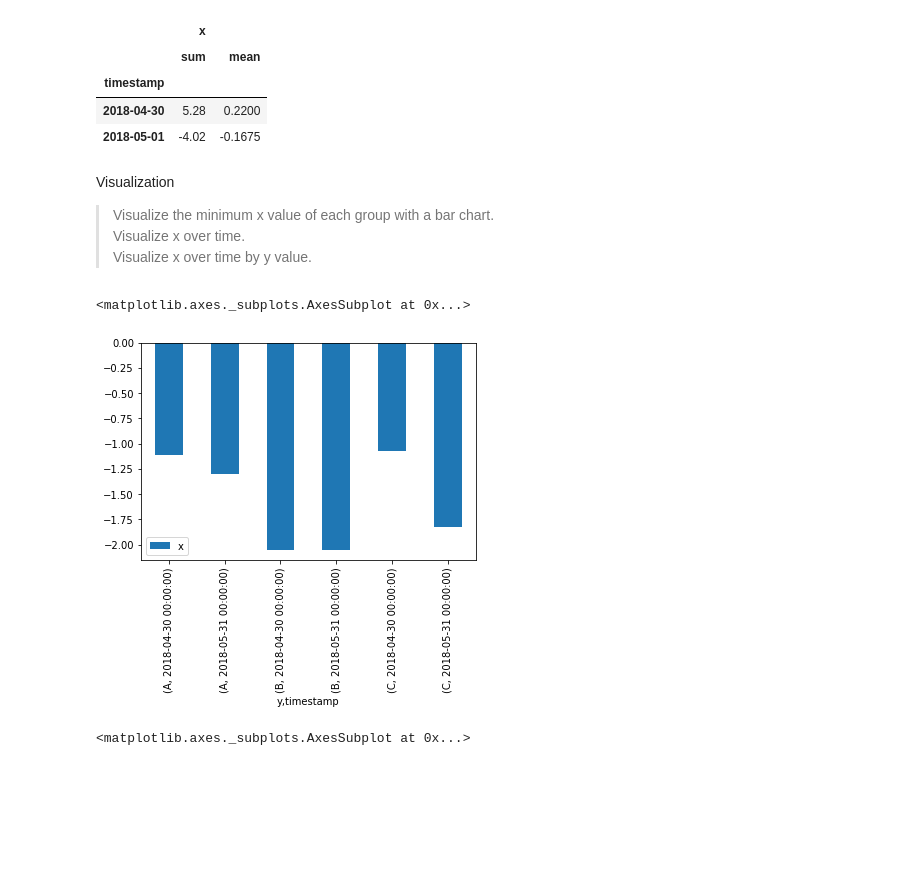
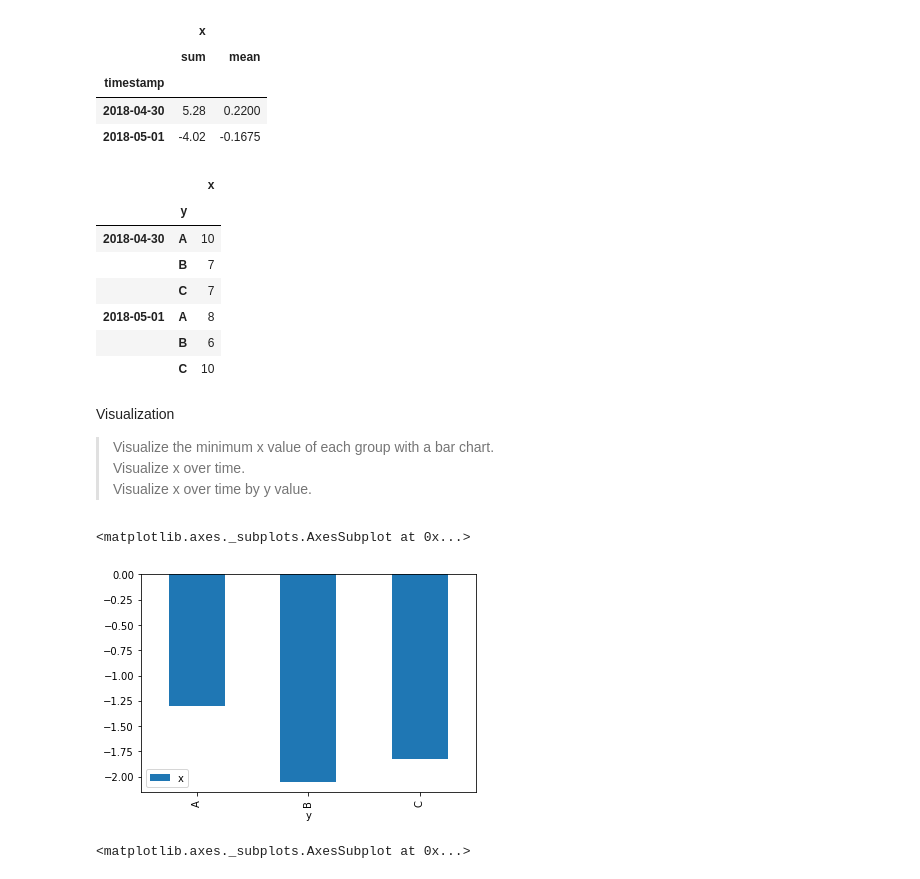
Before and after one commit to escalante-eric/ds-methodologies-exercises, a Jupyter notebook: time_series/aggregating_warmup.ipynb, the cells around one changed output. Cells and saved outputs as stored; diff of their text form; code cells hidden in the pictures; blank space fills up the shorter version.

```diff
--- a/time_series/aggregating_warmup.ipynb
+++ b/time_series/aggregating_warmup.ipynb
@@ -69,6 +69,17 @@ df.resample('D').agg(['sum', 'mean'])
 | timestamp |  |  |
 | 2018-04-30 | 5.28 | 0.2200 |
 | 2018-05-01 | -4.02 | -0.1675 |
+# %%
+df.groupby([df.index.date, 'y']).count()
+# %% [output]
+|  |  | x |
+|  | y |  |
+| 2018-04-30 | A | 10 |
+|  | B | 7 |
+|  | C | 7 |
+| 2018-05-01 | A | 8 |
+|  | B | 6 |
+|  | C | 10 |
 # %% [markdown]
 Visualization
 
@@ -76,10 +87,10 @@ Visualization
 > Visualize x over time.
 > Visualize x over time by y value.
 # %%
-df.groupby('y').resample('M').min().plot(kind='bar')
+df.groupby('y').min().plot(kind='bar')
 # %% [output]
 <matplotlib.axes._subplots.AxesSubplot at 0x...>
-[figure, old version]
+[figure, new version]
 # %%
 df.x.plot(kind='line')
 # %% [output]
```
Also changed, not shown: parts of 1 cell of this notebook.
